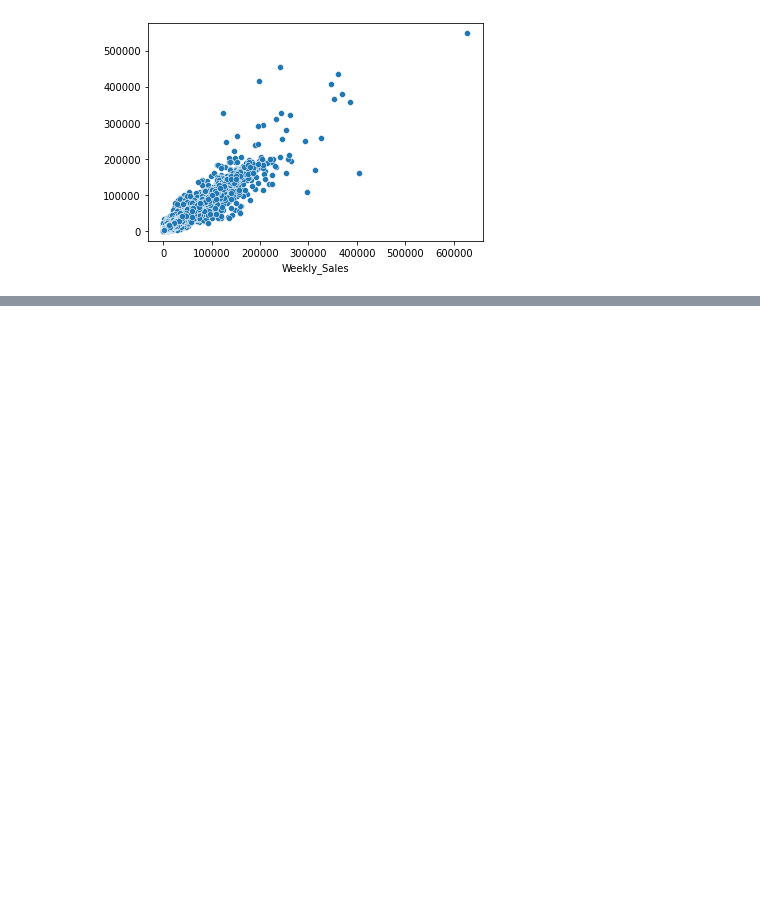
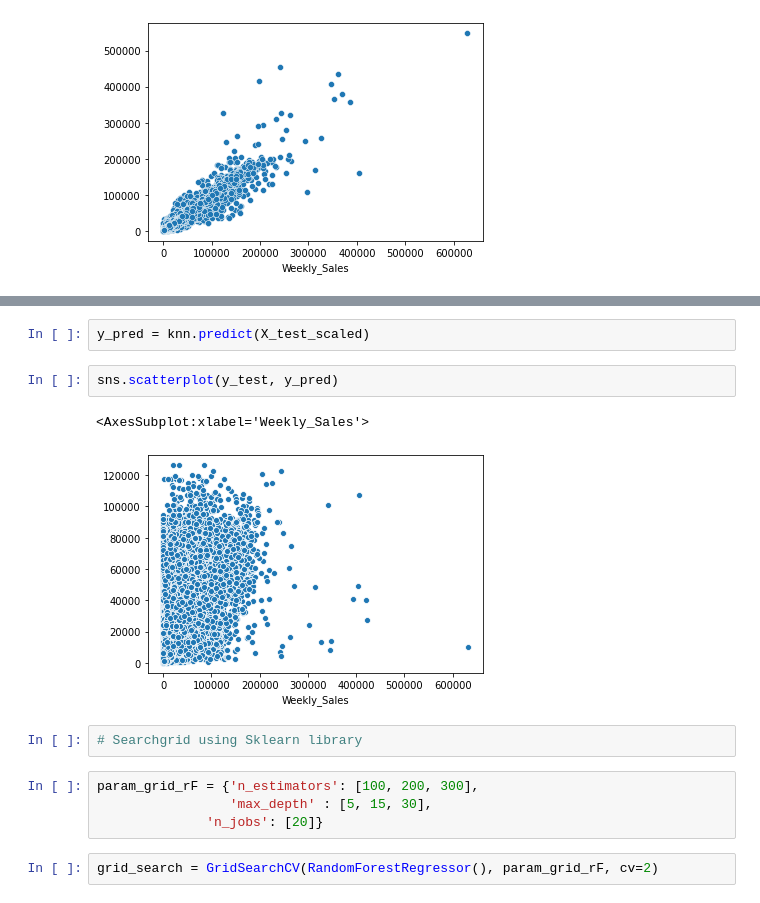
Before and after one commit to apinto25/walmart-sales-forecast, a Jupyter notebook: machine_learning_models.ipynb, the cells around one changed output, grey strips where cells are left out. Drawn from its saved outputs; the diff is of its cells as text; blank space fills up the shorter version.

```diff
--- a/machine_learning_models.ipynb
+++ b/machine_learning_models.ipynb
@@ -148,0 +253,15 @@ sns.scatterplot(y_test, y_pred)
+# %%
+y_pred = knn.predict(X_test_scaled)
+# %%
+sns.scatterplot(y_test, y_pred)
+# %% [output]
+<AxesSubplot:xlabel='Weekly_Sales'>
+[figure, added]
+# %%
+# Searchgrid using Sklearn library
+# %%
+param_grid_rF = {'n_estimators': [100, 200, 300],
+                 'max_depth' : [5, 15, 30],
+              'n_jobs': [20]}
+# %%
+grid_search = GridSearchCV(RandomForestRegressor(), param_grid_rF, cv=2)
```
Also changed, not shown: parts of 37 cells of this notebook, 2 other files.
